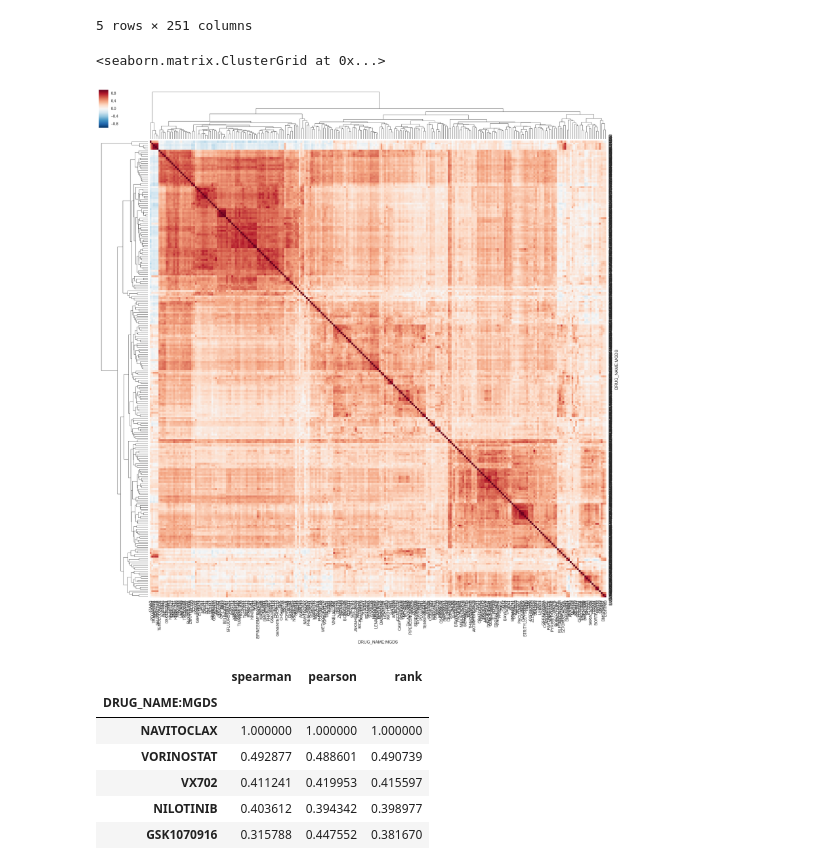
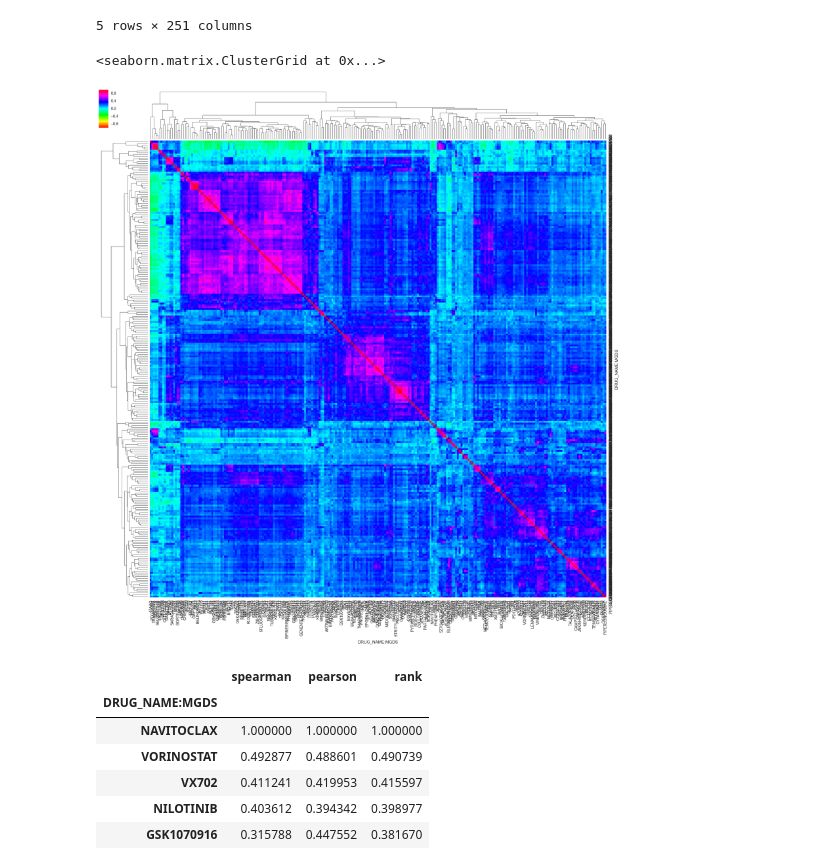
Before and after one commit to eric-czech/mgds, a Jupyter notebook: python/notebook/data_modeling/rx_modeling/drug_groupings.ipynb, the cells around one changed output. Saved outputs shown, nothing was run; the diff lists cells and outputs as text; code cells hidden in the pictures.

```diff
--- a/python/notebook/data_modeling/rx_modeling/drug_groupings.ipynb
+++ b/python/notebook/data_modeling/rx_modeling/drug_groupings.ipynb
@@ -94,8 +145,8 @@ dc_pearson = dc.corr(method='pearson')
 # %%
-sns.clustermap(dc_spearman, figsize=(24, 24))
+sns.clustermap(dc_pearson, figsize=(24, 24), cmap='hsv')
 # %% [output]
 <seaborn.matrix.ClusterGrid at 0x...>
-[figure, old version]
+[figure, new version]
 # %%
 d_corr = pd.concat([
     dc_spearman.loc['NAVITOCLAX'].rename('spearman'),
```
Also changed, not shown: parts of 6 cells of this notebook, 8 other files.
